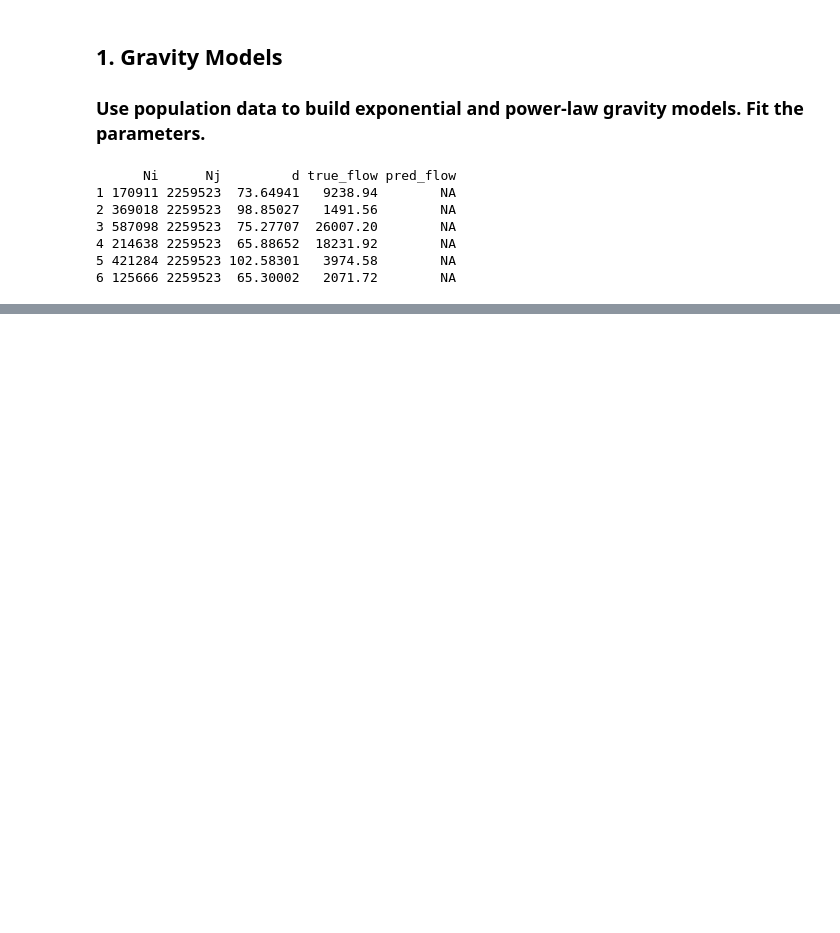
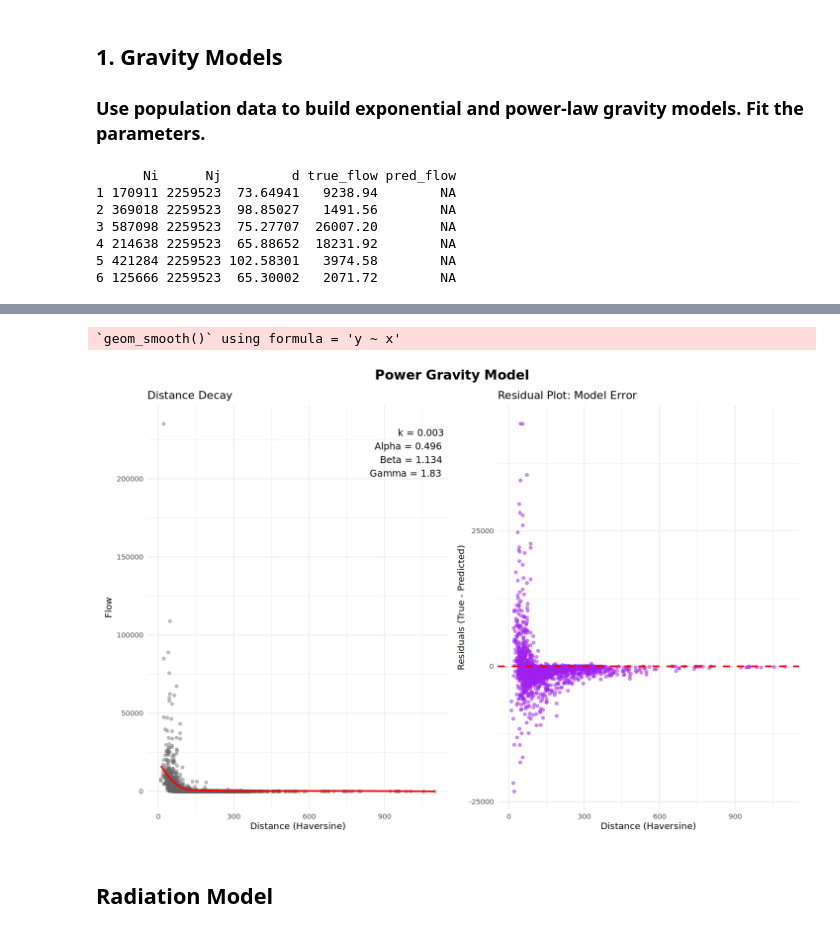
Before and after one commit to DanieleGhezzi25/ComplexNetworks, a Jupyter notebook: T3/Lesson5.ipynb, the cells around one changed output, grey strips where cells are left out. Cells and saved outputs as stored; diff of their text form; code cells hidden in the pictures; blank space fills up the shorter version.

```diff
--- a/T3/Lesson5.ipynb
+++ b/T3/Lesson5.ipynb
@@ -196,0 +229,67 @@ Achieved convergence tolerance: 5.888e-06
+# %%
+data_powgravity <- data.frame(
+  Ni = dat_nodes$population[match(dat_edges$from, dat_nodes$adm_id)],
+  Nj = dat_nodes$population[match(dat_edges$to, dat_nodes$adm_id)],
+  d  = dat_edges$haversine,
+  true_flow = dat_edges$estimated_flow,
+  pred_flow = NA
+)
+
+powgravity_func <- function(Ni, Nj, d, k, alpha, beta, gamma) {
+    return( k * Ni**alpha * Nj**beta / ( d**gamma ) )
+}
+# %%
+fit_powgravity <- nls(true_flow ~ powgravity_func(Ni, Nj, d, k, alpha, beta, gamma),
+                     data = data_powgravity,
+                     start = list(k=1, alpha=1, beta=1, gamma=1))
+
+summary(fit_powgravity)
+powgravity_coeffs <- coef(fit_powgravity)
+param_text <- paste0(
+  "k = ", round(powgravity_coeffs["k"], 3), "\n",
+  "Alpha = ", round(powgravity_coeffs["alpha"], 3), "\n",
+  "Beta = ", round(powgravity_coeffs["beta"], 3), "\n",
+  "Gamma = ", round(powgravity_coeffs["gamma"], 3)
+)
+
+data_powgravity$pred_flow <- predict(fit_powgravity)
+
+# plot
+data_powgravity$residual <- data_powgravity$true_flow - data_powgravity$pred_flow
+
+p1 <- ggplot(data_powgravity, aes(x = d)) +
+  geom_point(aes(y = true_flow), alpha = 0.4, color = "gray40") +
+  geom_smooth(aes(y = pred_flow), method = "loess", color = "red", se = FALSE) +
+  annotate(
+    "text",
+    label = param_text,
+    x = Inf, y = Inf,
+    hjust = 1.1, vjust = 1.5,
+    size = 4
+  ) +
+  labs(
+    title = "Distance Decay",
+    x = "Distance (Haversine)",
+    y = "Flow"
+  ) +
+  theme_minimal()
+
+p2 <- ggplot(data_powgravity, aes(x = d, y = residual)) +
+  geom_point(alpha = 0.5, color = "purple") +
+  geom_hline(yintercept = 0, color = "red", linetype = "dashed", linewidth = 1) +
+  labs(
+    title = "Residual Plot: Model Error",
+    x = "Distance (Haversine)",
+    y = "Residuals (True - Predicted)"
+  ) +
+  theme_minimal()
+
+options(repr.plot.width = 12, repr.plot.height = 8)
+
+combined_figure <- p1 | p2
+
+combined_figure + plot_annotation(
+  title = "Power Gravity Model",
+  theme = theme(plot.title = element_text(size = 16, face = "bold", hjust = 0.5))
+)
+# %% [output]
@@ -196,0 +311,4 @@ Achieved convergence tolerance: 5.888e-06
+`geom_smooth()` using formula = 'y ~ x'
+[figure, added]
+# %% [markdown]
+## Radiation Model
```
Also changed, not shown: parts of 7 cells of this notebook.
